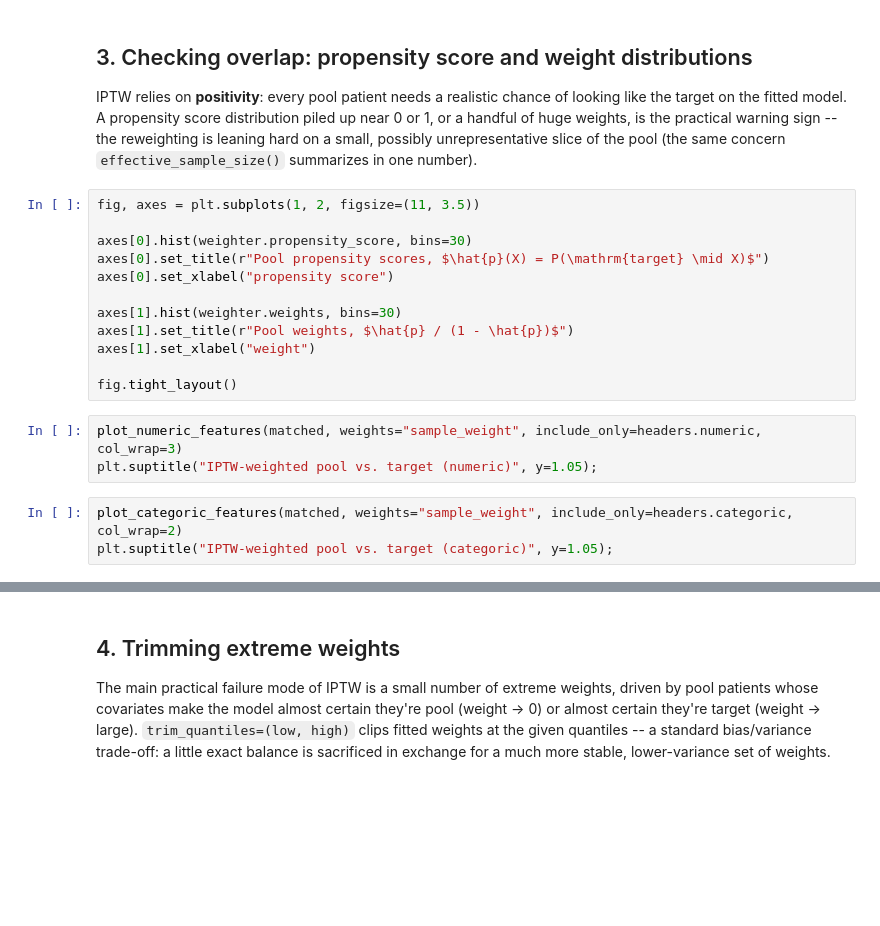
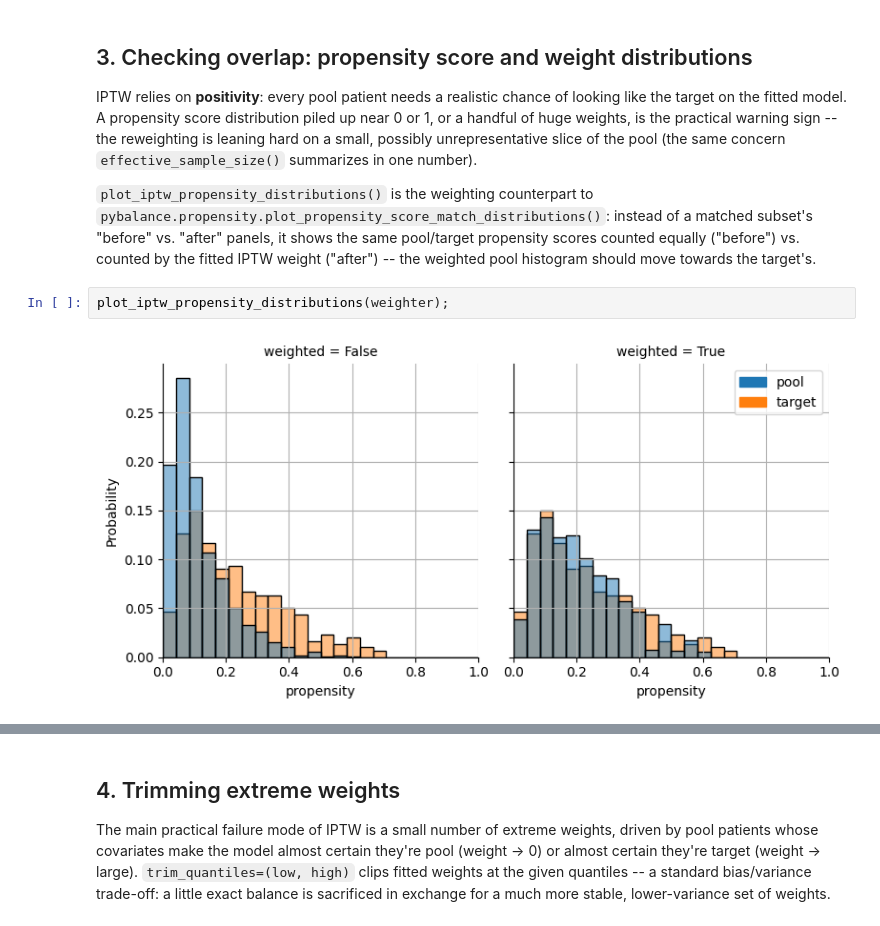
Before and after one commit to Bayer-Group/pybalance, a Jupyter notebook: sphinx/demos/weighting_01_iptw.ipynb, the cells around one changed output, grey strips where cells are left out. Drawn from its saved outputs; the diff is of its cells as text; blank space fills up the shorter version.

```diff
--- a/sphinx/demos/weighting_01_iptw.ipynb
+++ b/sphinx/demos/weighting_01_iptw.ipynb
@@ -75,21 +114,13 @@ target on the fitted model. A propensity score distribution piled up near 0 or 1
 huge weights, is the practical warning sign -- the reweighting is leaning hard on a small,
 possibly unrepresentative slice of the pool (the same concern `effective_sample_size()` summarizes
 in one number).
+
+`plot_iptw_propensity_distributions()` is the weighting counterpart to
+`pybalance.propensity.plot_propensity_score_match_distributions()`: instead of a matched subset's
+"before" vs. "after" panels, it shows the same pool/target propensity scores counted equally
+("before") vs. counted by the fitted IPTW weight ("after") -- the weighted pool histogram should
+move towards the target's.
-# %%
-fig, axes = plt.subplots(1, 2, figsize=(11, 3.5))
-
-axes[0].hist(weighter.propensity_score, bins=30)
-axes[0].set_title(r"Pool propensity scores, $\hat{p}(X) = P(\mathrm{target} \mid X)$")
-axes[0].set_xlabel("propensity score")
-
-axes[1].hist(weighter.weights, bins=30)
-axes[1].set_title(r"Pool weights, $\hat{p} / (1 - \hat{p})$")
-axes[1].set_xlabel("weight")
-
-fig.tight_layout()
-# %%
-plot_numeric_features(matched, weights="sample_weight", include_only=headers.numeric, col_wrap=3)
-plt.suptitle("IPTW-weighted pool vs. target (numeric)", y=1.05);
-# %%
-plot_categoric_features(matched, weights="sample_weight", include_only=headers.categoric, col_wrap=2)
-plt.suptitle("IPTW-weighted pool vs. target (categoric)", y=1.05);
+# %%
+plot_iptw_propensity_distributions(weighter);
+# %% [output]
+[figure, added]
```
Also changed, not shown: parts of 17 cells of this notebook, 20 other files.
